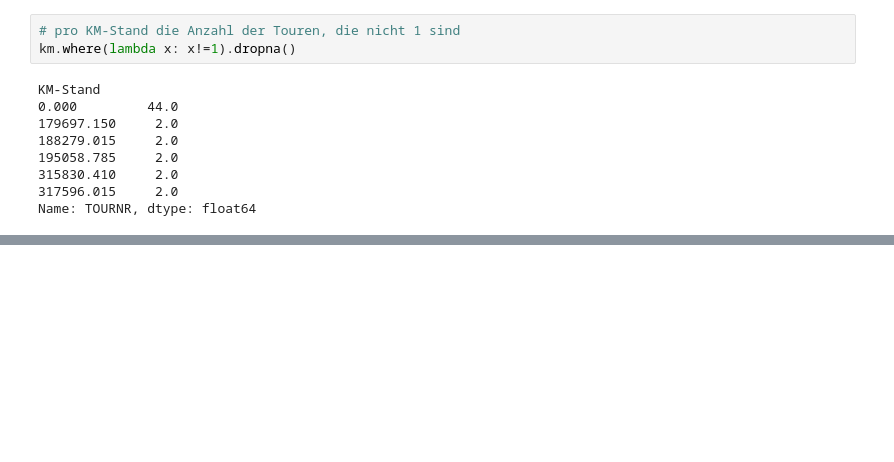
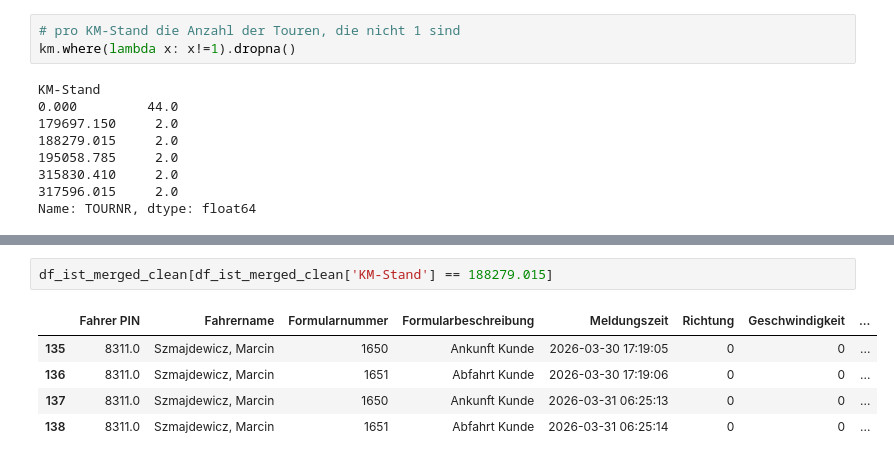
Before and after one commit to junguy01/transport_optimization, a Jupyter notebook: Application_neustes.ipynb, the cells around one changed output, grey strips where cells are left out. Saved outputs shown, nothing was run; the diff lists cells and outputs as text; blank space fills up the shorter version.

```diff
--- a/Application_neustes.ipynb
+++ b/Application_neustes.ipynb
@@ -1161,0 +1197,8 @@ df_ist_merged_clean[df_ist_merged_clean['KM-Stand'] == 179697.150]
+# %%
+df_ist_merged_clean[df_ist_merged_clean['KM-Stand'] == 188279.015]
+# %% [output]
+|  | Fahrer PIN | Fahrername | Formularnummer | Formularbeschreibung | Meldungszeit | Richtung | Geschwindigkeit | ... |
+| 135 | 8311.0 | Szmajdewicz, Marcin | 1650 | Ankunft Kunde | 2026-03-30 17:19:05 | 0 | 0 | ... |
+| 136 | 8311.0 | Szmajdewicz, Marcin | 1651 | Abfahrt Kunde | 2026-03-30 17:19:06 | 0 | 0 | ... |
+| 137 | 8311.0 | Szmajdewicz, Marcin | 1650 | Ankunft Kunde | 2026-03-31 06:25:13 | 0 | 0 | ... |
+| 138 | 8311.0 | Szmajdewicz, Marcin | 1651 | Abfahrt Kunde | 2026-03-31 06:25:14 | 0 | 0 | ... |
```
Also changed, not shown: parts of 13 cells of this notebook.
